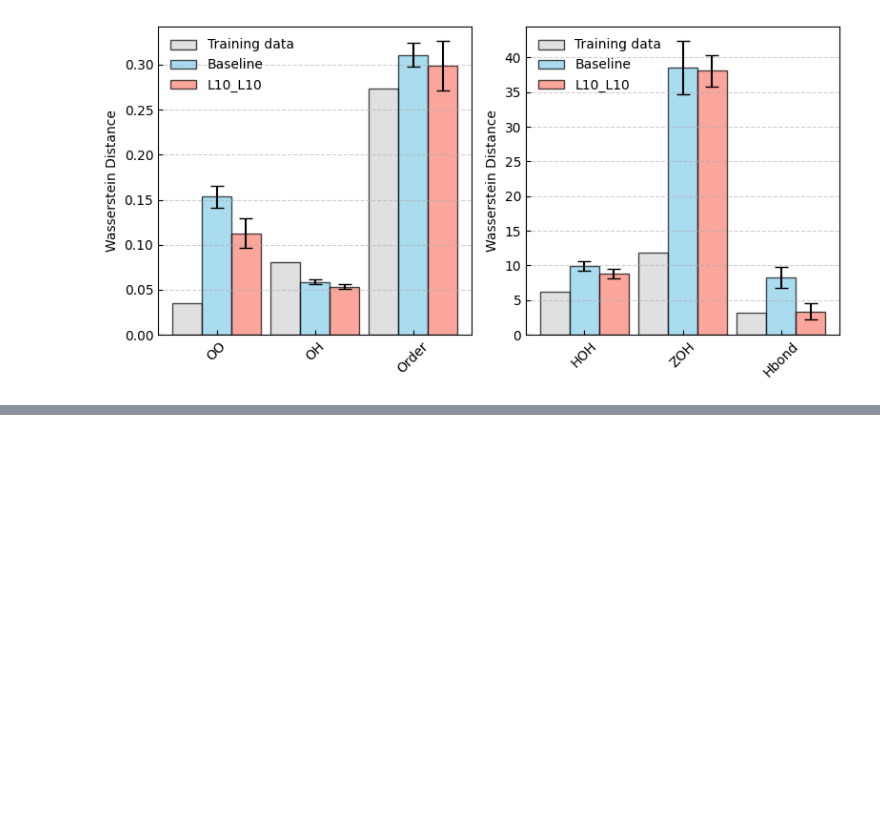
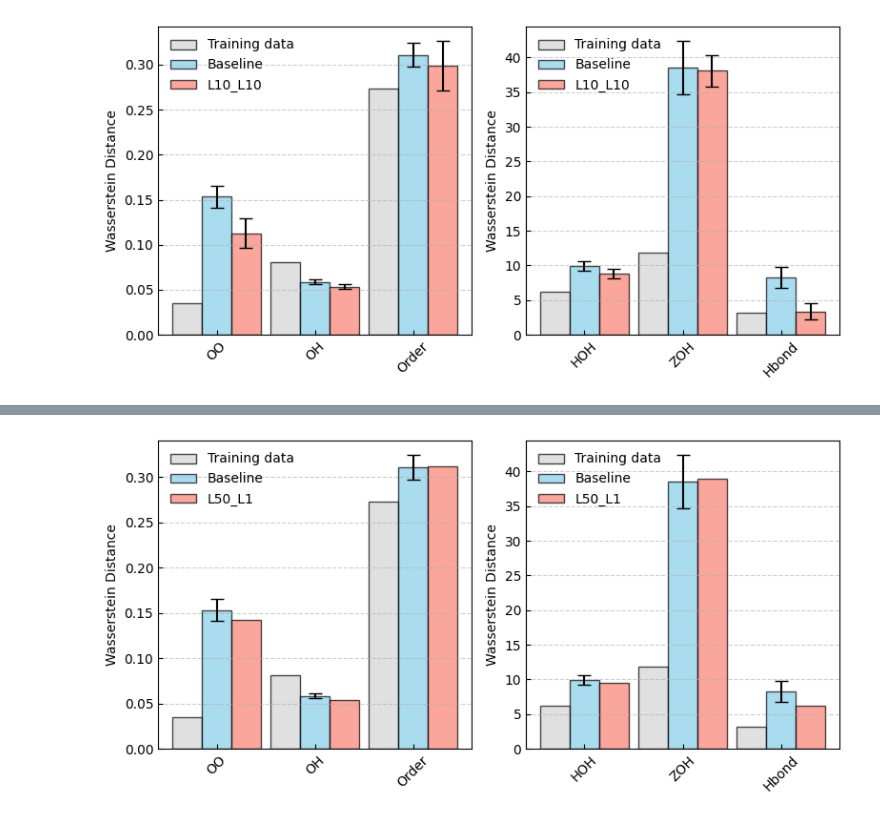
Before and after one commit to huangchieh/StructureMetrics, a Jupyter notebook: 03_plots.ipynb, the cells around one changed output, grey strips where cells are left out. Saved outputs shown, nothing was run; the diff lists cells and outputs as text; code cells hidden in the pictures; blank space fills up the shorter version.

```diff
--- a/03_plots.ipynb
+++ b/03_plots.ipynb
@@ -191,0 +200,4 @@ show('L20_L1')
+# %%
+show('L50_L1')
+# %% [output]
+[figure, added]
```
Also changed, not shown: parts of 11 cells of this notebook.
